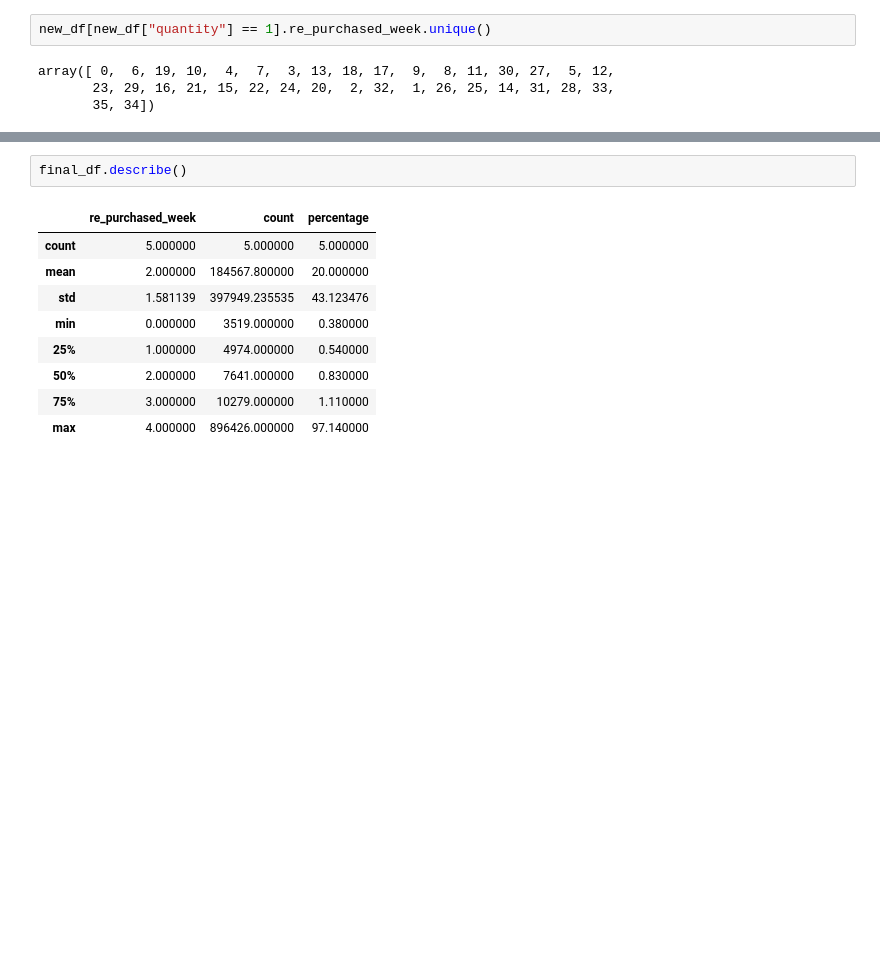
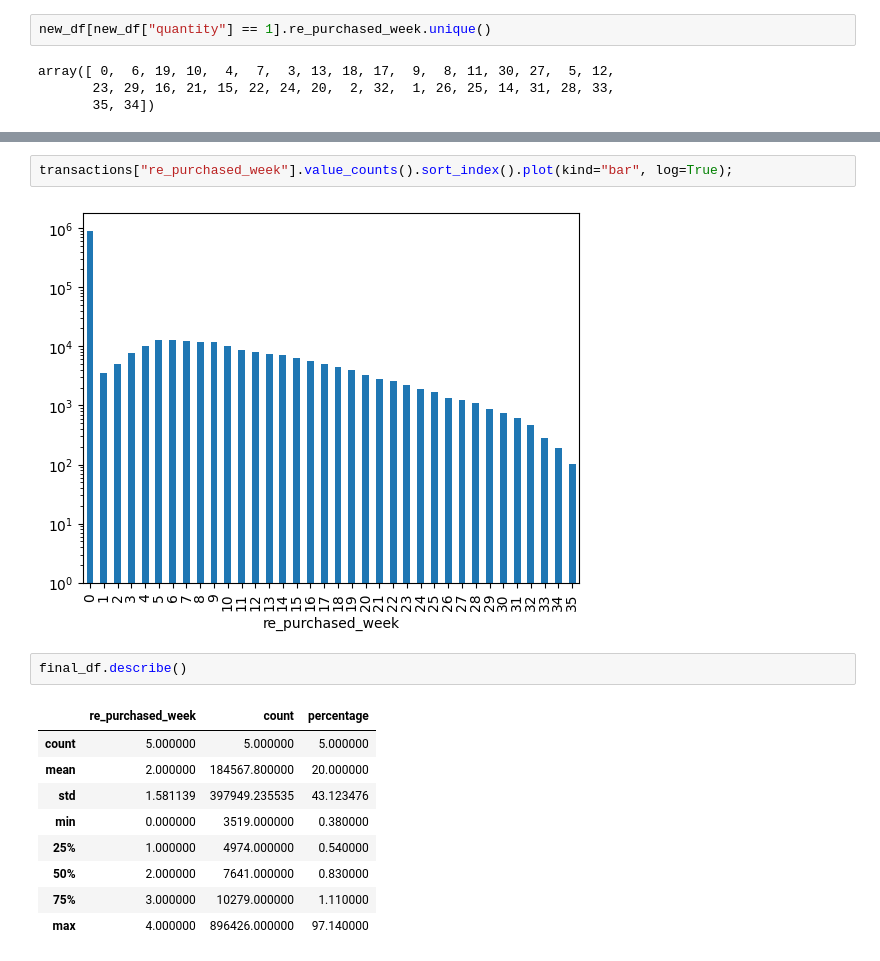
Before and after one commit to anildervis/YZV311_2425_150210307_150220344, a Jupyter notebook: data_analysis.ipynb, the cells around one changed output, grey strips where cells are left out. Drawn from its saved outputs; the diff is of its cells as text; blank space fills up the shorter version.

```diff
--- a/data_analysis.ipynb
+++ b/data_analysis.ipynb
@@ -263,3 +267,7 @@ final_df
+# %%
+transactions["re_purchased_week"].value_counts().sort_index().plot(kind="bar", log=True);
+# %% [output]
+[figure, added]
 # %%
 final_df.describe()
 # %% [output]
```
Also changed, not shown: parts of 2 cells of this notebook.
